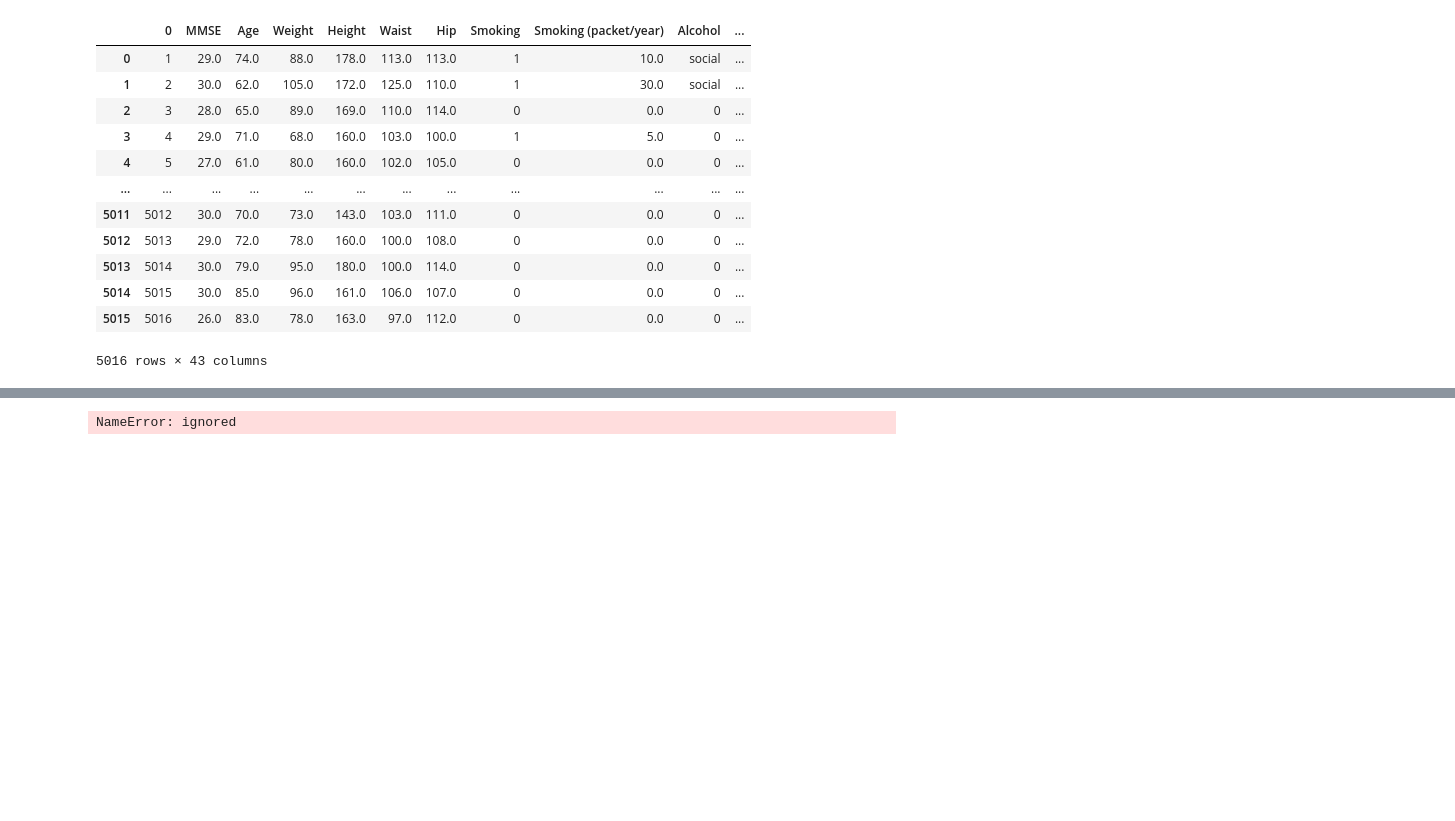
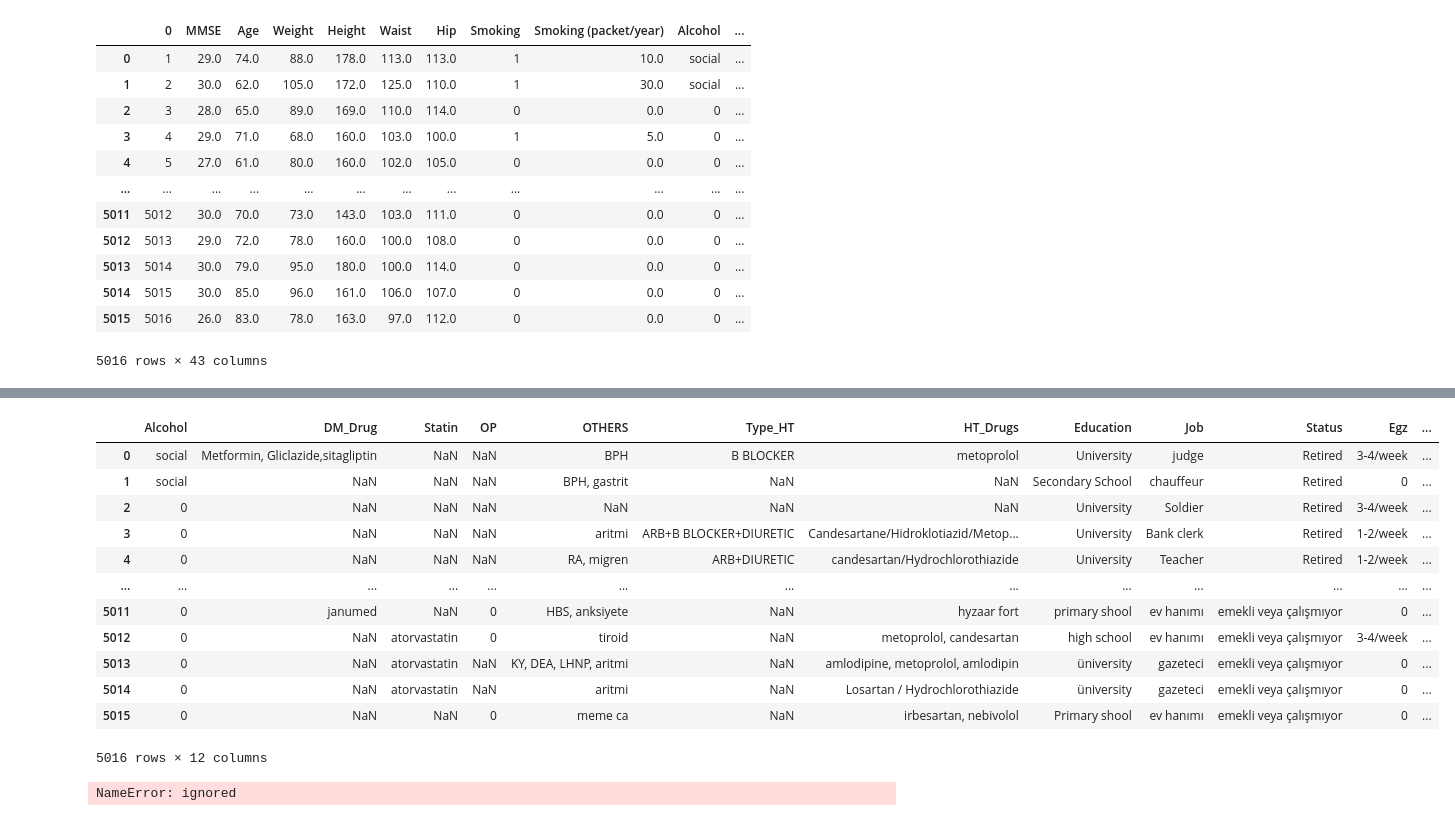
Before and after one commit to akutayaydin/Medical-Sarcopenia-Model, a Jupyter notebook: Sarcopenia_Model.ipynb, the cells around one changed output, grey strips where cells are left out. Cells and saved outputs as stored; diff of their text form; code cells hidden in the pictures; blank space fills up the shorter version.

```diff
--- a/Sarcopenia_Model.ipynb
+++ b/Sarcopenia_Model.ipynb
@@ -124,4 +194,21 @@ missing_percentage = (df_null / len(df))*100
-# %%
-missing_percentage
-# %% [output]
-NameError: ignored
+# %%
+categorical_values = df.select_dtypes(include=[object])
+categorical_values
+# %% [output]
+|  | Alcohol | DM_Drug | Statin | OP | OTHERS | Type_HT | HT_Drugs | Education | Job | Status | Egz | ... |
+| 0 | social | Metformin, Gliclazide,sitagliptin | NaN | NaN | BPH | B BLOCKER | metoprolol | University | judge | Retired | 3-4/week | ... |
+| 1 | social | NaN | NaN | NaN | BPH, gastrit | NaN | NaN | Secondary School | chauffeur | Retired | 0 | ... |
+| 2 | 0 | NaN | NaN | NaN | NaN | NaN | NaN | University | Soldier | Retired | 3-4/week | ... |
+| 3 | 0 | NaN | NaN | NaN | aritmi | ARB+B BLOCKER+DIURETIC | Candesartane/Hidroklotiazid/Metop... | University | Bank clerk | Retired | 1-2/week | ... |
+| 4 | 0 | NaN | NaN | NaN | RA, migren | ARB+DIURETIC | candesartan/Hydrochlorothiazide | University | Teacher | Retired | 1-2/week | ... |
+| ... | ... | ... | ... | ... | ... | ... | ... | ... | ... | ... | ... | ... |
+| 5011 | 0 | janumed | NaN | 0 | HBS, anksiyete | NaN | hyzaar fort | primary shool | ev hanımı | emekli veya çalışmıyor | 0 | ... |
+| 5012 | 0 | NaN | atorvastatin | 0 | tiroid | NaN | metoprolol, candesartan | high school | ev hanımı | emekli veya çalışmıyor | 3-4/week | ... |
+| 5013 | 0 | NaN | atorvastatin | NaN | KY, DEA, LHNP, aritmi | NaN | amlodipine, metoprolol, amlodipin | üniversity | gazeteci | emekli veya çalışmıyor | 0 | ... |
+| 5014 | 0 | NaN | atorvastatin | NaN | aritmi | NaN | Losartan / Hydrochlorothiazide | üniversity | gazeteci | emekli veya çalışmıyor | 0 | ... |
+| 5015 | 0 | NaN | NaN | 0 | meme ca | NaN | irbesartan, nebivolol | Primary shool | ev hanımı | emekli veya çalışmıyor | 0 | ... |
+5016 rows × 12 columns
+# %%
+df.columns
+# %% [output]
+NameError: ignored
```
Also changed, not shown: parts of 13 cells of this notebook.
